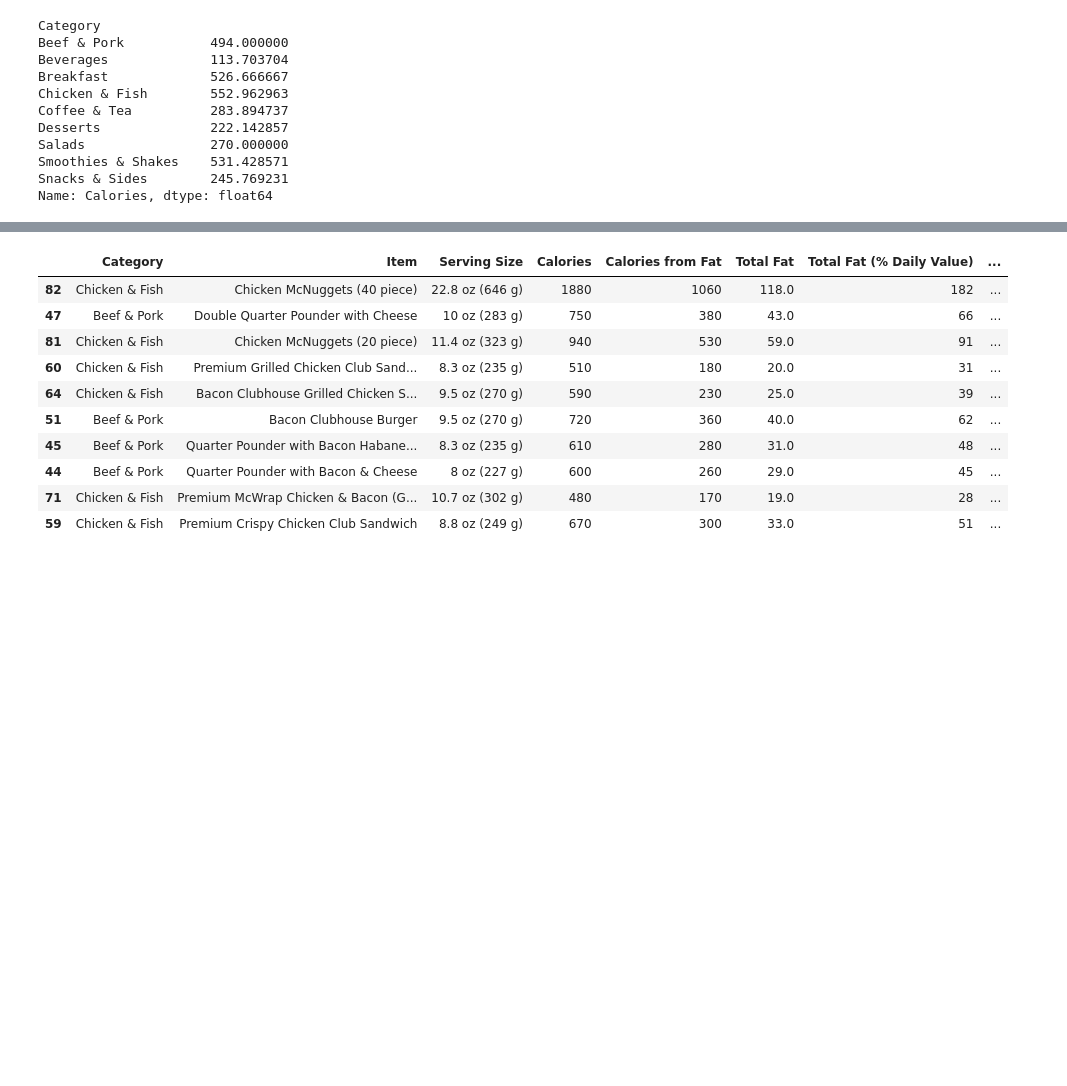
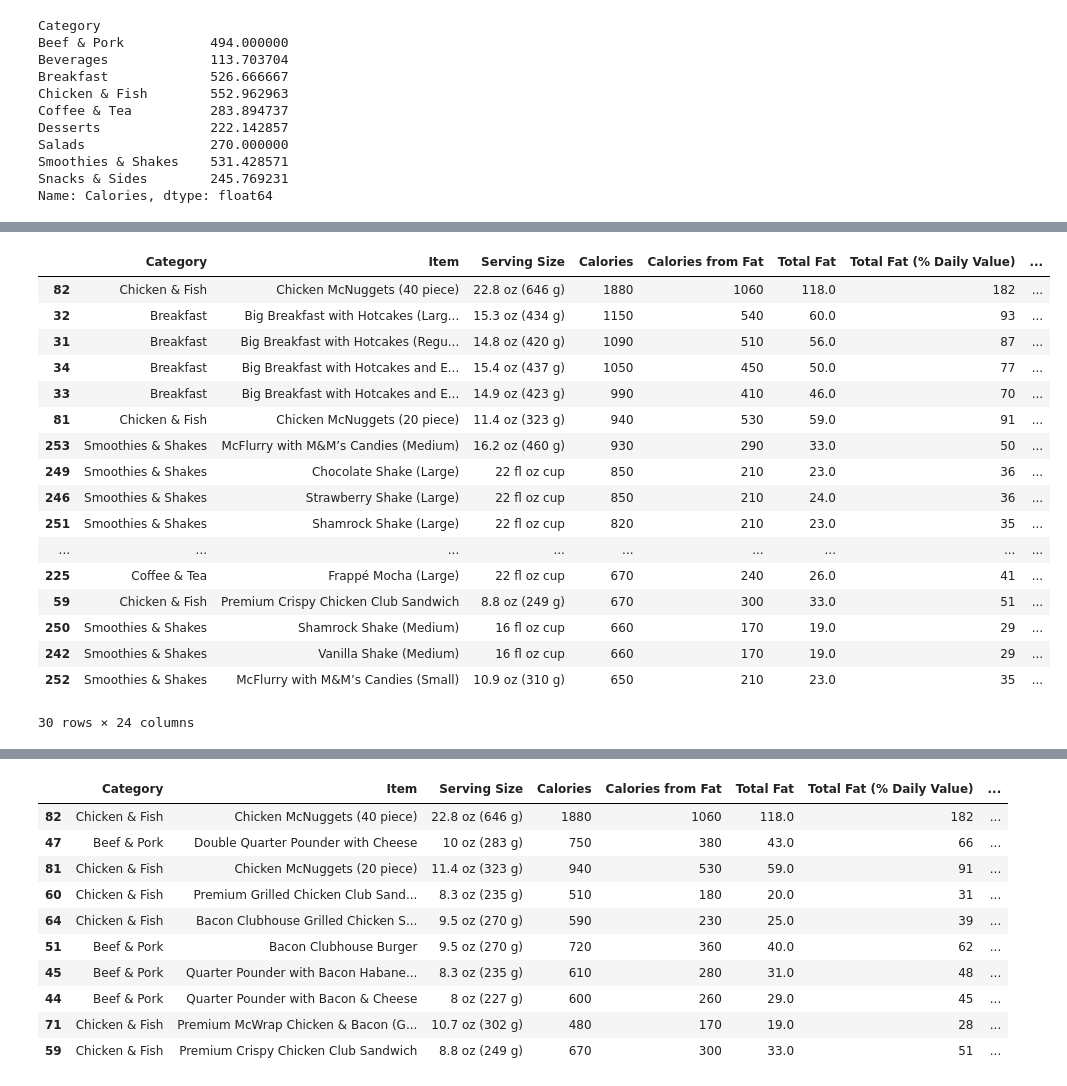
Before and after one commit to alena-analytics/mcdonalds-nutrition-analysis, a Jupyter notebook: analysis.ipynb, the cells around one changed output, grey strips where cells are left out. Saved outputs shown, nothing was run; the diff lists cells and outputs as text; code cells hidden in the pictures; blank space fills up the shorter version.

```diff
--- a/analysis.ipynb
+++ b/analysis.ipynb
@@ -124,0 +135,21 @@ plt.show()
+# %%
+df.sort_values("Calories",ascending=False).head(30)
+# %% [output]
+|  | Category | Item | Serving Size | Calories | Calories from Fat | Total Fat | Total Fat (% Daily Value) | ... |
+| 82 | Chicken & Fish | Chicken McNuggets (40 piece) | 22.8 oz (646 g) | 1880 | 1060 | 118.0 | 182 | ... |
+| 32 | Breakfast | Big Breakfast with Hotcakes (Larg... | 15.3 oz (434 g) | 1150 | 540 | 60.0 | 93 | ... |
+| 31 | Breakfast | Big Breakfast with Hotcakes (Regu... | 14.8 oz (420 g) | 1090 | 510 | 56.0 | 87 | ... |
+| 34 | Breakfast | Big Breakfast with Hotcakes and E... | 15.4 oz (437 g) | 1050 | 450 | 50.0 | 77 | ... |
+| 33 | Breakfast | Big Breakfast with Hotcakes and E... | 14.9 oz (423 g) | 990 | 410 | 46.0 | 70 | ... |
+| 81 | Chicken & Fish | Chicken McNuggets (20 piece) | 11.4 oz (323 g) | 940 | 530 | 59.0 | 91 | ... |
+| 253 | Smoothies & Shakes | McFlurry with M&M’s Candies (Medium) | 16.2 oz (460 g) | 930 | 290 | 33.0 | 50 | ... |
+| 249 | Smoothies & Shakes | Chocolate Shake (Large) | 22 fl oz cup | 850 | 210 | 23.0 | 36 | ... |
+| 246 | Smoothies & Shakes | Strawberry Shake (Large) | 22 fl oz cup | 850 | 210 | 24.0 | 36 | ... |
+| 251 | Smoothies & Shakes | Shamrock Shake (Large) | 22 fl oz cup | 820 | 210 | 23.0 | 35 | ... |
+| ... | ... | ... | ... | ... | ... | ... | ... | ... |
+| 225 | Coffee & Tea | Frappé Mocha (Large) | 22 fl oz cup | 670 | 240 | 26.0 | 41 | ... |
+| 59 | Chicken & Fish | Premium Crispy Chicken Club Sandwich | 8.8 oz (249 g) | 670 | 300 | 33.0 | 51 | ... |
+| 250 | Smoothies & Shakes | Shamrock Shake (Medium) | 16 fl oz cup | 660 | 170 | 19.0 | 29 | ... |
+| 242 | Smoothies & Shakes | Vanilla Shake (Medium) | 16 fl oz cup | 660 | 170 | 19.0 | 29 | ... |
+| 252 | Smoothies & Shakes | McFlurry with M&M’s Candies (Small) | 10.9 oz (310 g) | 650 | 210 | 23.0 | 35 | ... |
+30 rows × 24 columns
```
Also changed, not shown: parts of 6 cells of this notebook.
